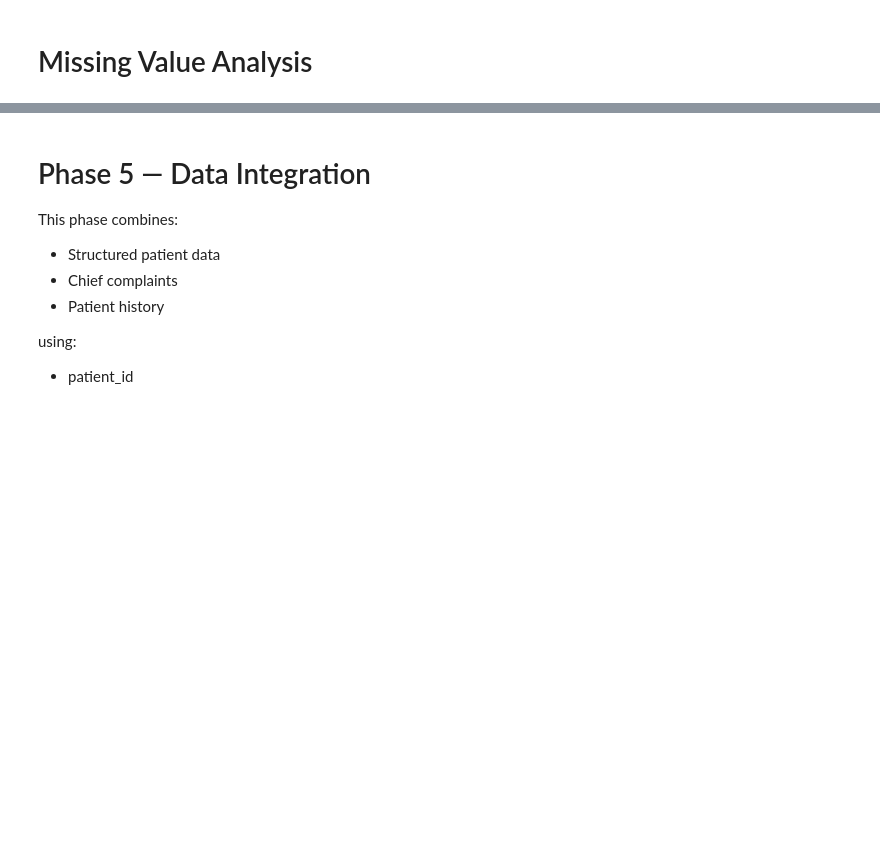
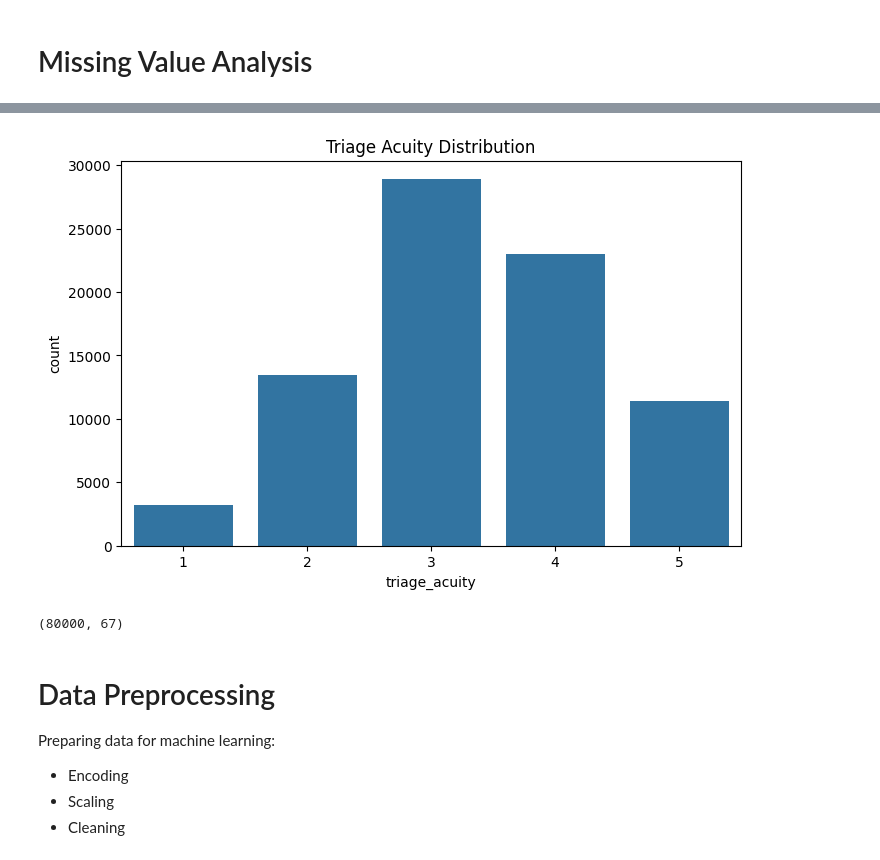
Before and after one commit to ShivamMathtech/TriageAI-X, a Jupyter notebook: triagegeist_hack_kagg.ipynb, the cells around one changed output, grey strips where cells are left out. Saved outputs shown, nothing was run; the diff lists cells and outputs as text; code cells hidden in the pictures; blank space fills up the shorter version.

```diff
--- a/triagegeist_hack_kagg.ipynb
+++ b/triagegeist_hack_kagg.ipynb
@@ -301,0 +511,22 @@ px.histogram(
+# %%
+# ==========================================
+# MEDIAN IMPUTATION
+# ==========================================
+
+vital_features = [
+    "systolic_bp",
+    "diastolic_bp",
+    "mean_arterial_pressure",
+    "pulse_pressure",
+    "respiratory_rate",
+    "temperature_c",
+    "shock_index"
+]
+
+for col in vital_features:
+
+    train_df[col] = train_df[col].fillna(
+        train_df[col].median()
+    )
+
+print("Missing Values Imputed")
@@ -318,12 +579,45 @@ plt.show()
+# %%
+# ==========================================
+# TARGET VISUALIZATION
+# ==========================================
+
+plt.figure(figsize=(8,5))
+
+sns.countplot(
+    x=train_df["triage_acuity"]
+)
+
+plt.title("Triage Acuity Distribution")
+
+plt.show()
+# %% [output]
+[figure, added]
+# %%
+# ==========================================
+# MERGE DATASETS
+# ==========================================
+
+train_df = train_df.merge(
+    complaints_df,
+    on="patient_id",
+    how="left"
+)
+
+train_df = train_df.merge(
+    history_df,
+    on="patient_id",
+    how="left"
+)
+
+print(train_df.shape)
+# %% [output]
+(80000, 67)
 # %% [markdown]
-# Phase 5 — Data Integration
+# Data Preprocessing
 
-This phase combines:
-- Structured patient data
-- Chief complaints
-- Patient history
-
-using:
-- patient_id
+Preparing data for machine learning:
+- Encoding
+- Scaling
+- Cleaning
 # %%
 # ==========================================
```
Also changed, not shown: parts of 82 cells of this notebook.
